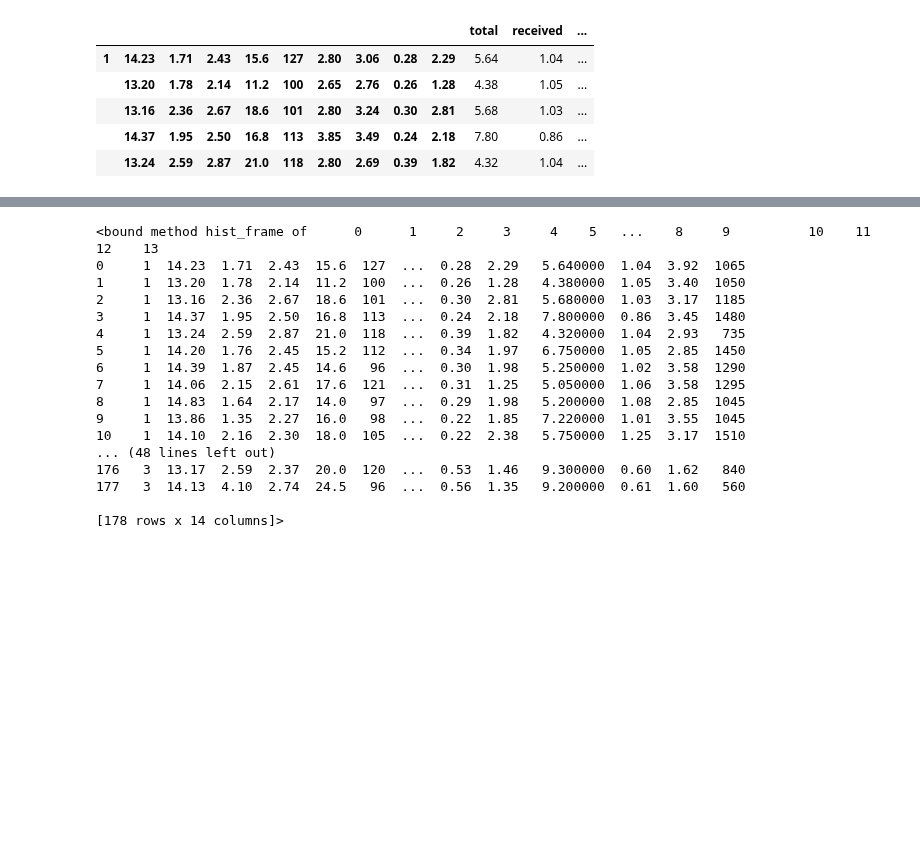
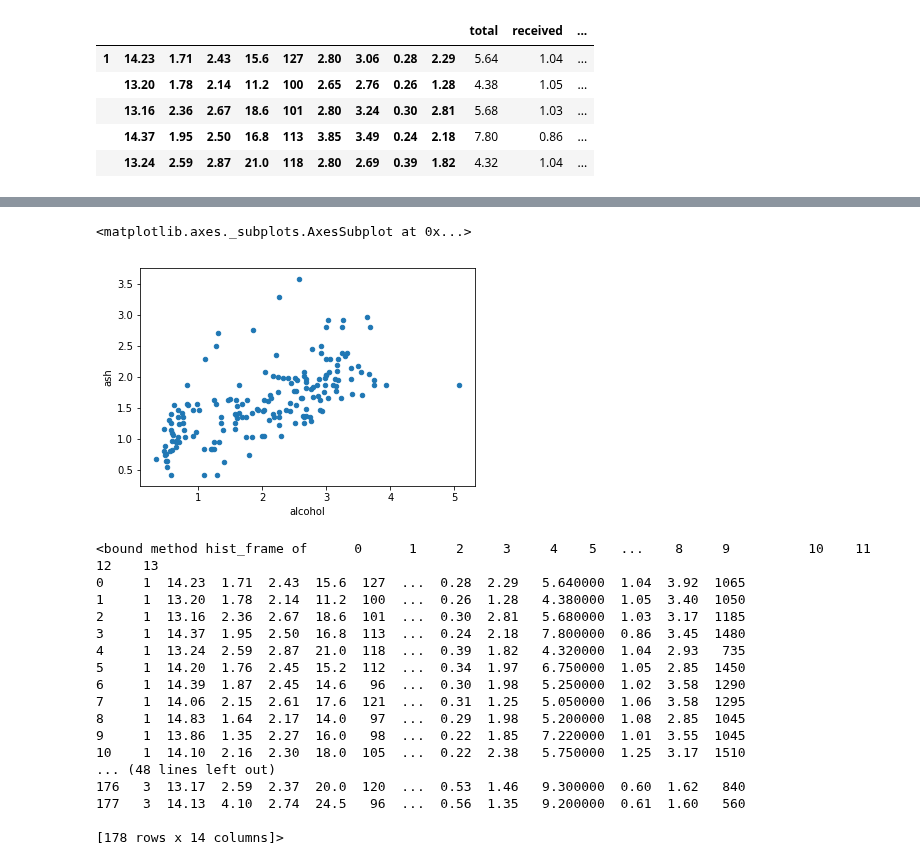
Before and after one commit to HeyLaxmi/DS-Unit-1-Sprint-1-Dealing-With-Data, a Jupyter notebook: Copy_of_LS_DS_112_Loading_Data.ipynb, the cells around one changed output, grey strips where cells are left out. Saved outputs shown, nothing was run; the diff lists cells and outputs as text; code cells hidden in the pictures; blank space fills up the shorter version.

```diff
--- a/Copy_of_LS_DS_112_Loading_Data.ipynb
+++ b/Copy_of_LS_DS_112_Loading_Data.ipynb
@@ -390,0 +380,4 @@ matplotlib.pyplot.scatter
+# %%
+column_headers = ['alcohol', 'malic acid', 'ash', 'alcalinity of ash', 'magnesium', 'total phenols', 'flavanoids' ]
+wine_data = pd.read_csv(wine_data_url, names=column_headers)
+wine_data.head()
@@ -390,0 +391,3 @@ matplotlib.pyplot.scatter
+# %%
+df = pd.read_csv(wine_data_url, names=column_headers)
+df.head()
@@ -391,3 +401,11 @@ matplotlib.pyplot.scatter
+# %%
+import matplotlib.pyplot as plt
+
+# Scatter Plot
+df.plot.scatter('alcohol', 'ash')
+# %% [output]
+<matplotlib.axes._subplots.AxesSubplot at 0x...>
+[figure, added]
 # %%
 # Histogram
 wine_data.hist
```
Also changed, not shown: parts of 4 cells of this notebook.
